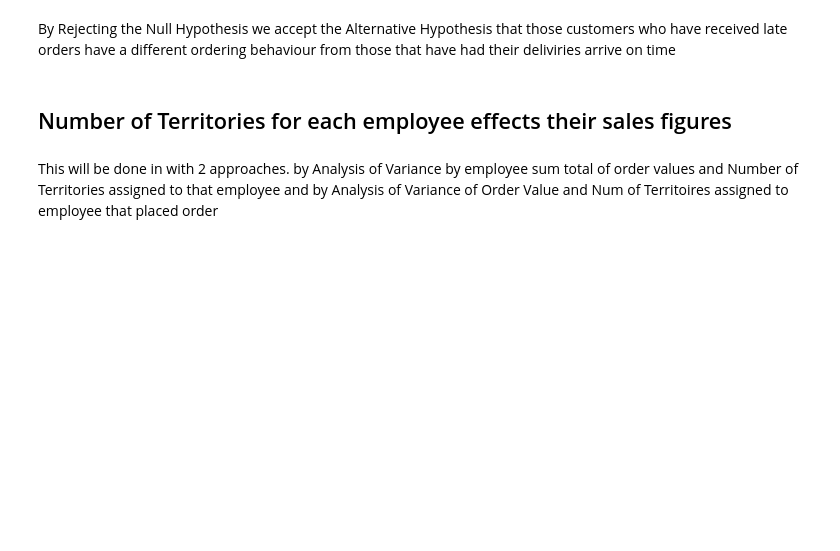
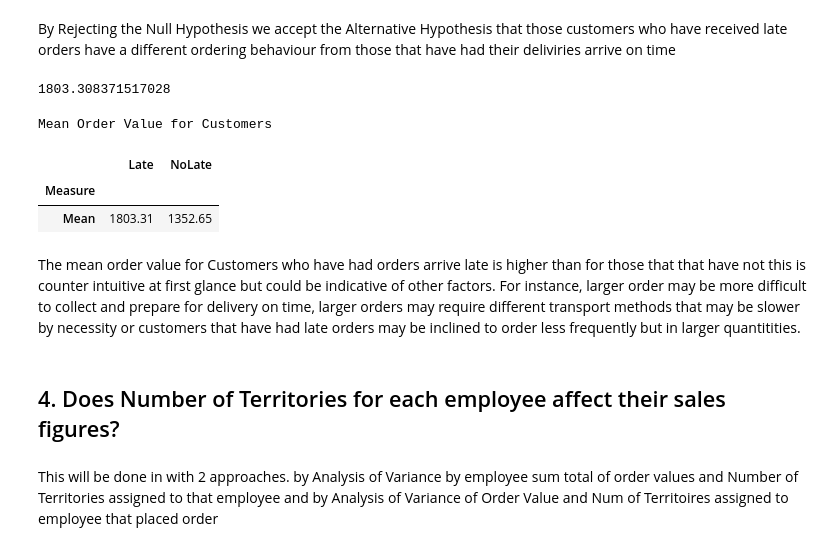
Before and after one commit to ktzioumis/Northwind-Traders, a Jupyter notebook: Project2.ipynb, the cells around one changed output. Saved outputs shown, nothing was run; the diff lists cells and outputs as text; code cells hidden in the pictures; blank space fills up the shorter version.

```diff
--- a/Project2.ipynb
+++ b/Project2.ipynb
@@ -599,8 +616,27 @@ print(f'p-value: {round(p,4)}, therefore we {REJECT if p<0.05  else FAIL} the Nu
 p-value: 0.0011, therefore we REJECT the Null Hypothesis
 # %% [markdown]
 By Rejecting the Null Hypothesis we accept the Alternative Hypothesis that those customers who have received late orders have a different ordering behaviour from those that have had their deliviries arrive on time
+# %%
+df.loc[df.HadLate==True]['OrderValue'].mean()
+# %% [output]
+1803.308371517028
+# %%
+produce_df=pd.DataFrame()
+produce_df['Measure']=['Mean']
+produce_df['Late']=[round(np.mean(df.loc[df.HadLate==True]['OrderValue']),2)]
+produce_df['NoLate']=[round(np.mean(df.loc[df.HadLate==False]['OrderValue']),2)]
+produce_df.set_index('Measure',inplace=True)
+print('Mean Order Value for Customers')
+produce_df
+# %% [output]
+Mean Order Value for Customers
+|  | Late | NoLate |
+| Measure |  |  |
+| Mean | 1803.31 | 1352.65 |
+# %% [markdown]
+The mean order value for Customers who have had orders arrive late is higher than for those that that have not this is counter intuitive at first glance but could be indicative of other factors. For instance, larger order may be more difficult to collect and prepare for delivery on time, larger orders may require different transport methods that may be slower by necessity or customers that have had late orders may be inclined to order less frequently but in larger quantitities.
 # %% [markdown]
-## Number of Territories for each employee effects their sales figures
+## 4. Does Number of Territories for each employee affect their sales figures?
 # %% [markdown]
 This will be done in with 2 approaches.
 by Analysis of Variance by employee sum total of order values and Number of Territories assigned to that employee
```
Also changed, not shown: parts of 15 cells of this notebook, 1 other file.
